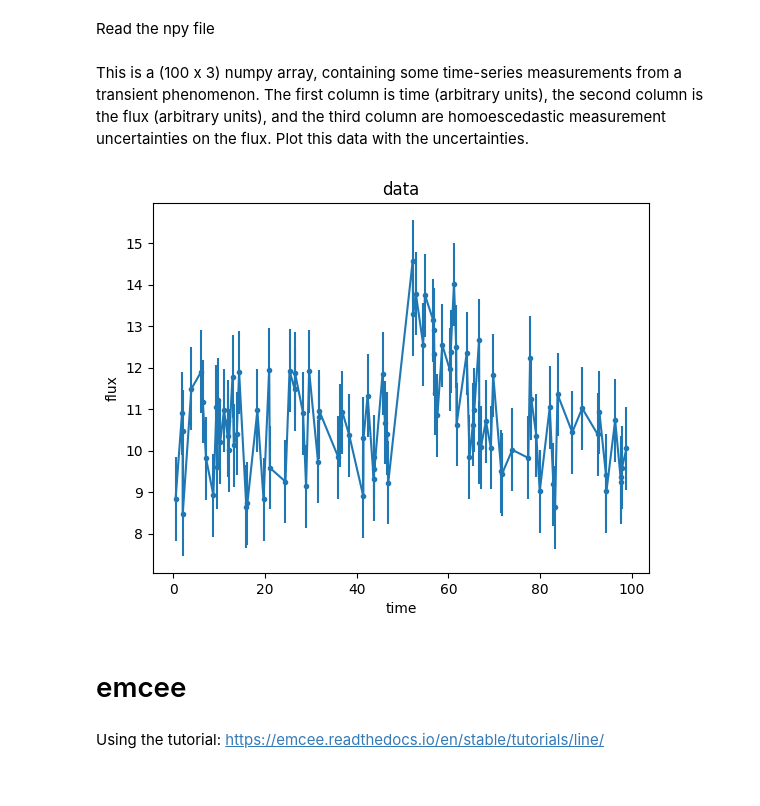
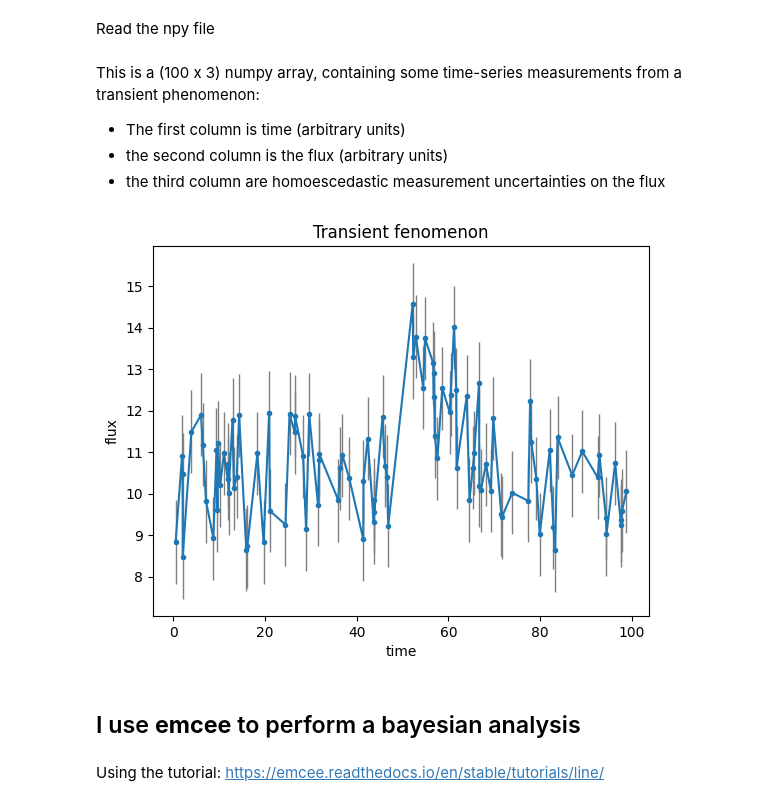
Before and after one commit to GiuliaConti/astrostatistics_bicocca_2024, a Jupyter notebook: working/E10_L11_emcee.ipynb, the cells around one changed output. Saved outputs shown, nothing was run; the diff lists cells and outputs as text; code cells hidden in the pictures.

```diff
--- a/working/E10_L11_emcee.ipynb
+++ b/working/E10_L11_emcee.ipynb
@@ -10,20 +12,23 @@ data = np.load(input_file_path)
 
 #print(data)
 # %% [markdown]
-This is a (100 x 3) numpy array, containing some time-series measurements from a transient phenomenon. The first column is time (arbitrary units), the second column is the flux (arbitrary units), and the third column are homoescedastic measurement uncertainties on the flux. Plot this data with the uncertainties.
+This is a (100 x 3) numpy array, containing some time-series measurements from a transient phenomenon:
+- The first column is time (arbitrary units)
+- the second column is the flux (arbitrary units)
+- the third column are homoescedastic measurement uncertainties on the flux
 # %%
 t,y,yerr=data.T
 
-plt.errorbar(t,y,yerr=yerr, marker = '.')
+plt.errorbar(t,y,yerr=yerr, marker = '.', ecolor='gray', elinewidth=1)
 plt.xlabel('time')
 plt.ylabel('flux')
-plt.title('data')
+plt.title('Transient fenomenon')
 
 plt.show()
 # %% [output]
-[figure, old version]
+[figure, new version]
 # %% [markdown]
-# emcee
+## I use **emcee** to perform a bayesian analysis
 # %% [markdown]
 Using the tutorial: https://emcee.readthedocs.io/en/stable/tutorials/line/
 # %% [markdown]
```
Also changed, not shown: parts of 17 cells of this notebook.
